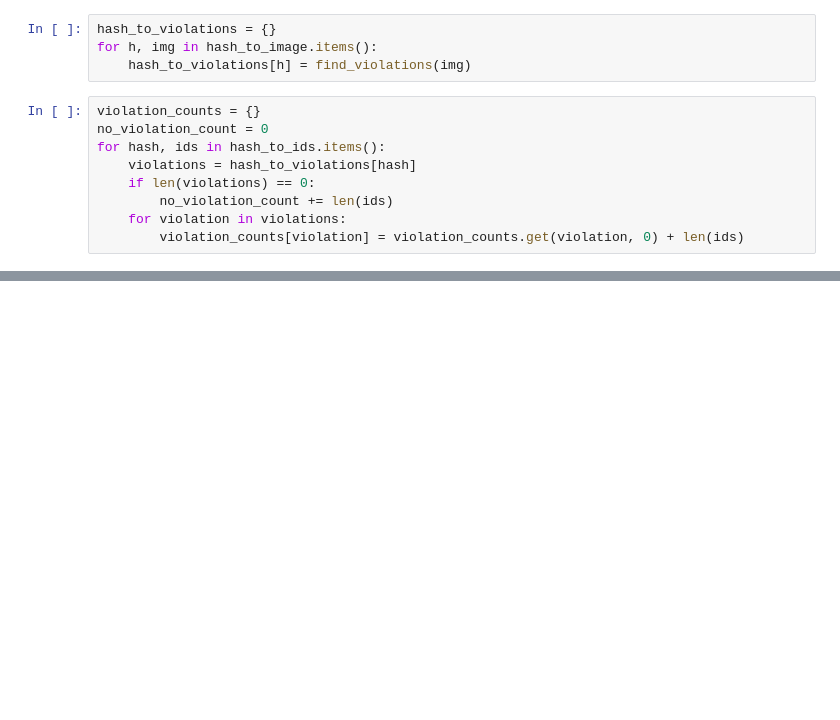
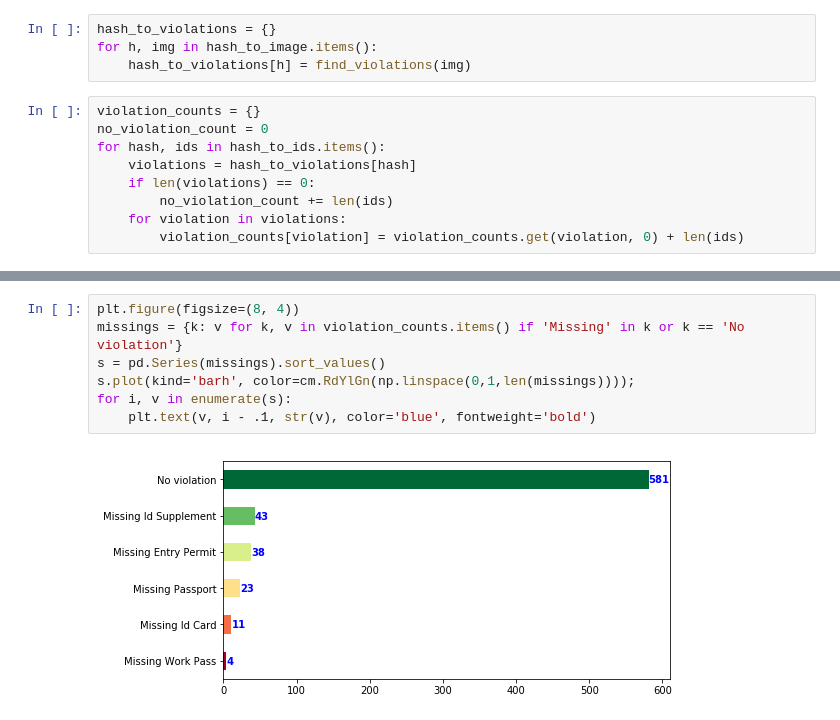
Before and after one commit to seppo0010/papersplease-bot, a Jupyter notebook: Research-results.ipynb, the cells around one changed output, grey strips where cells are left out. Saved outputs shown, nothing was run; the diff lists cells and outputs as text; blank space fills up the shorter version.

```diff
--- a/Research-results.ipynb
+++ b/Research-results.ipynb
@@ -218,0 +237,9 @@ pd.Series(violation_counts).sort_values().plot(kind='barh', color=cm.RdYlGn(np.l
+# %%
+plt.figure(figsize=(8, 4))
+missings = {k: v for k, v in violation_counts.items() if 'Missing' in k or k == 'No violation'}
+s = pd.Series(missings).sort_values()
+s.plot(kind='barh', color=cm.RdYlGn(np.linspace(0,1,len(missings))));
+for i, v in enumerate(s):
+    plt.text(v, i - .1, str(v), color='blue', fontweight='bold')
+# %% [output]
+[figure, added]
```
Also changed, not shown: parts of 10 cells of this notebook.
